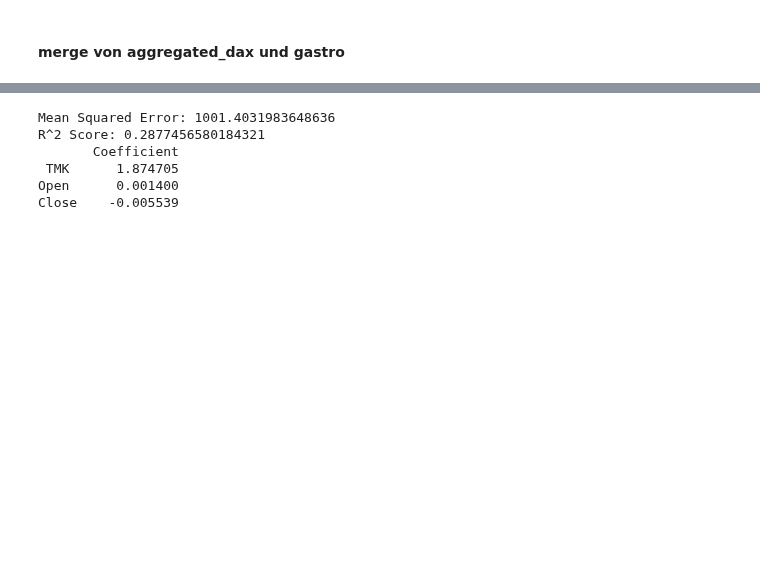
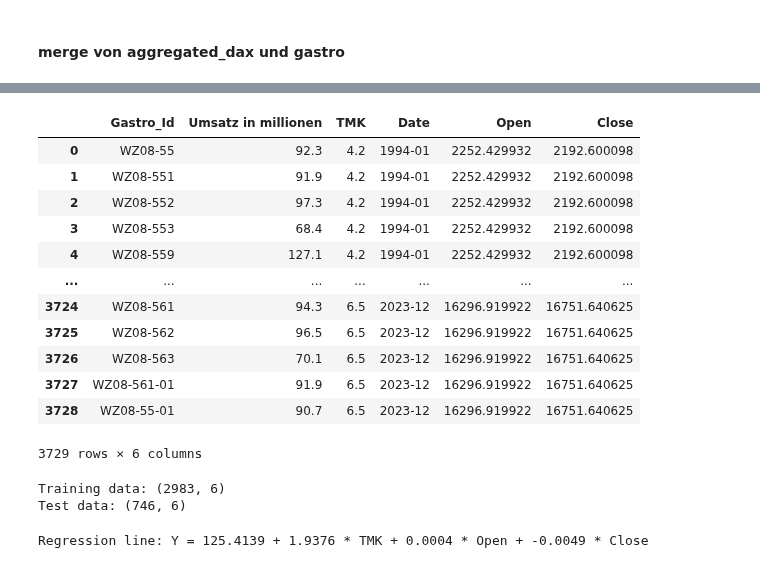
Before and after one commit to Fxvdi/dabi2-project, a Jupyter notebook: LineareRegression_Dax_GastroUmsatz.ipynb, the cells around one changed output, grey strips where cells are left out. Cells and saved outputs as stored; diff of their text form; code cells hidden in the pictures; blank space fills up the shorter version.

Commit message:
Finished predicion for gastros

```diff
--- a/LineareRegression_Dax_GastroUmsatz.ipynb
+++ b/LineareRegression_Dax_GastroUmsatz.ipynb
@@ -124,45 +124,31 @@ merged_df_dax_gastro
 | 3727 | 3727 | 3958 | 2023 | 12 | WZ08-561-01 | 91.9 | 6.5 | 2023-12 | 2023-12 | ... |
 | 3728 | 3728 | 3959 | 2023 | 12 | WZ08-55-01 | 90.7 | 6.5 | 2023-12 | 2023-12 | ... |
 3729 rows × 11 columns
-# %%
-import pandas as pd
-from sklearn.model_selection import train_test_split
-from sklearn.linear_model import LinearRegression
-from sklearn.metrics import mean_squared_error, r2_score
-
-# Assuming merged_df_dax_gastro is already created and contains the necessary columns
-
-# Filter out rows with missing values in the relevant columns
-merged_df_dax_gastro = merged_df_dax_gastro.dropna(subset=['Umsatz in millionen', ' TMK', 'Open', 'Close'])
-
-# Define features and target variable
-features = merged_df_dax_gastro[[' TMK', 'Open', 'Close']]
-target = merged_df_dax_gastro['Umsatz in millionen']
-
-# Split the data into training and testing sets
-X_train, X_test, y_train, y_test = train_test_split(features, target, test_size=0.2, random_state=42)
-
-# Create and train the linear regression model
-model = LinearRegression()
-model.fit(X_train, y_train)
-
-# Predict using the testing set
-y_pred = model.predict(X_test)
-
-# Evaluate the model
-mse = mean_squared_error(y_test, y_pred)
-r2 = r2_score(y_test, y_pred)
-
-print(f"Mean Squared Error: {mse}")
-print(f"R^2 Score: {r2}")
-
-# Display the coefficients of the model
-coefficients = pd.DataFrame(model.coef_, features.columns, columns=['Coefficient'])
-print(coefficients)
-# %% [output]
-Mean Squared Error: 1001.4031983648636
-R^2 Score: 0.2877456580184321
-       Coefficient
- TMK      1.874705
-Open      0.001400
-Close    -0.005539
+# %%
+merged_df_dax_gastro.drop(columns=["Unnamed: 0","ID","Jahr","Monat","Jahr_Monat"],inplace=True)
+merged_df_dax_gastro
+# %% [output]
+|  | Gastro_Id | Umsatz in millionen | TMK | Date | Open | Close |
+| 0 | WZ08-55 | 92.3 | 4.2 | 1994-01 | 2252.429932 | 2192.600098 |
+| 1 | WZ08-551 | 91.9 | 4.2 | 1994-01 | 2252.429932 | 2192.600098 |
+| 2 | WZ08-552 | 97.3 | 4.2 | 1994-01 | 2252.429932 | 2192.600098 |
+| 3 | WZ08-553 | 68.4 | 4.2 | 1994-01 | 2252.429932 | 2192.600098 |
+| 4 | WZ08-559 | 127.1 | 4.2 | 1994-01 | 2252.429932 | 2192.600098 |
+| ... | ... | ... | ... | ... | ... | ... |
+| 3724 | WZ08-561 | 94.3 | 6.5 | 2023-12 | 16296.919922 | 16751.640625 |
+| 3725 | WZ08-562 | 96.5 | 6.5 | 2023-12 | 16296.919922 | 16751.640625 |
+| 3726 | WZ08-563 | 70.1 | 6.5 | 2023-12 | 16296.919922 | 16751.640625 |
+| 3727 | WZ08-561-01 | 91.9 | 6.5 | 2023-12 | 16296.919922 | 16751.640625 |
+| 3728 | WZ08-55-01 | 90.7 | 6.5 | 2023-12 | 16296.919922 | 16751.640625 |
+3729 rows × 6 columns
+# %%
+# Sample training data from original data
+train_data = merged_df_dax_gastro.sample(frac=0.8, random_state=0)
+
+# Get test data by dropping training data from original data
+test_data = merged_df_dax_gastro.drop(train_data.index)
+
+print(f"Training data: {train_data.shape} \nTest data: {test_data.shape}")
+# %% [output]
+Training data: (2983, 6)
+Test data: (746, 6)
@@ -168,0 +165,10 @@ Close    -0.005539
+# %%
+# Import
+from sklearn.linear_model import LinearRegression
+
+# Training
+reg_all = LinearRegression()
+reg_all.fit(X_train, y_train)
+print(f"Regression line: Y = {reg_all.intercept_:.4f} + {reg_all.coef_[0]:.4f} * TMK + {reg_all.coef_[1]:.4f} * Open + {reg_all.coef_[2]:.4f} * Close")
+# %% [output]
+Regression line: Y = 125.4139 + 1.9376 * TMK + 0.0004 * Open + -0.0049 * Close
```
Also changed, not shown: parts of 8 cells of this notebook.
